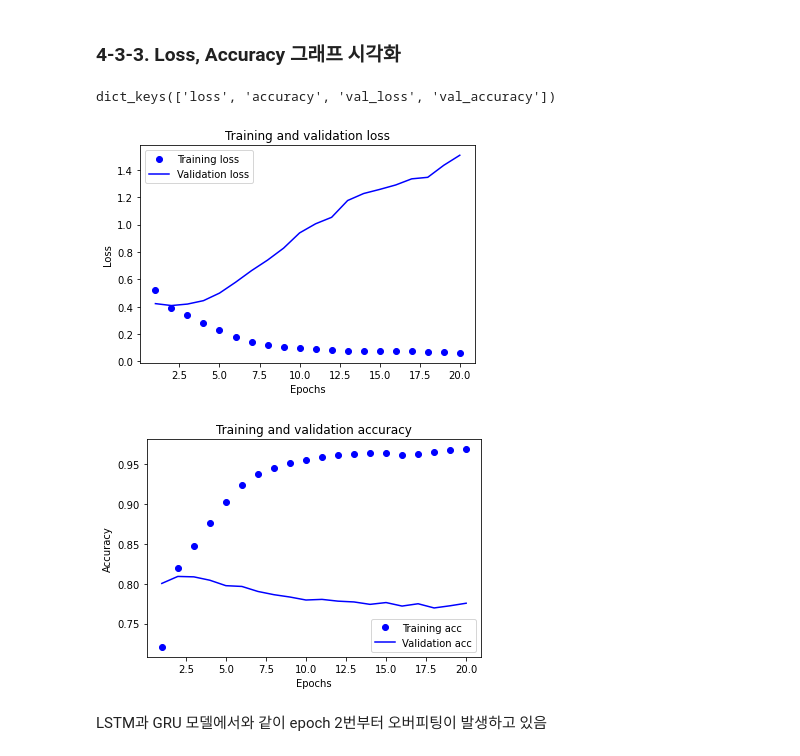
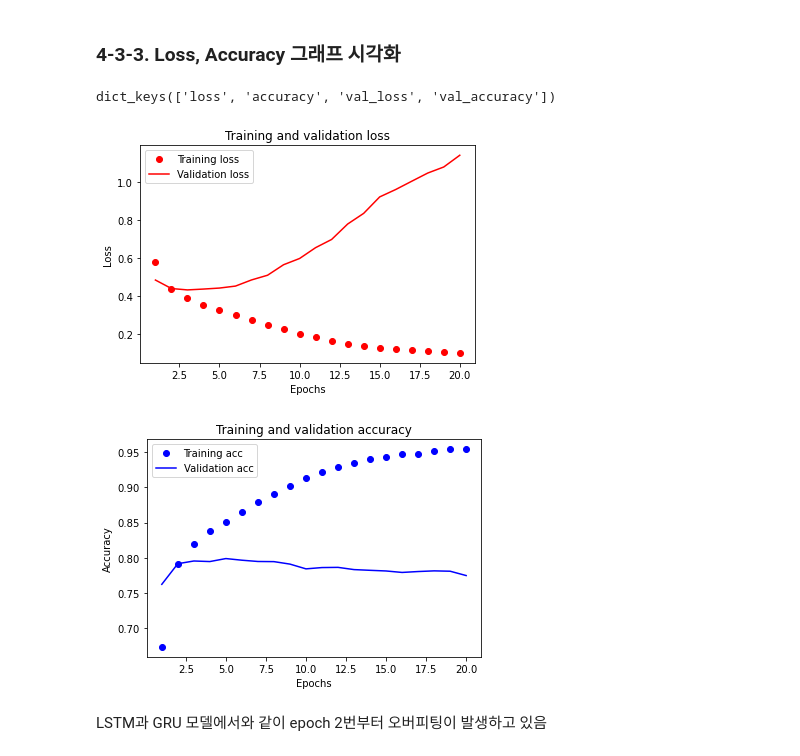
Before and after one commit to stereo-weld/explorations, a Jupyter notebook: E4_Project_Naver_Movie_Sentiment_Classification_v2.ipynb, the cells around one changed output. Cells and saved outputs as stored; diff of their text form; code cells hidden in the pictures.

```diff
--- a/E4_Project_Naver_Movie_Sentiment_Classification_v2.ipynb
+++ b/E4_Project_Naver_Movie_Sentiment_Classification_v2.ipynb
@@ -439,15 +445,15 @@ print(results)
 ### 4-3-1. 1-D Convolution Neural Network(1-D CNN) 모델
 # %%
 vocab_size = 10000  # 어휘 사전의 크기(10,000개의 단어)
-word_vector_dim = 100   # 단어 하나를 표현하는 임베딩 벡터의 차원
+word_vector_dim = 200   # 단어 하나를 표현하는 임베딩 벡터의 차원
 
 model2 = keras.Sequential()
 model2.add(keras.layers.Embedding(vocab_size, word_vector_dim, input_shape=(None,)))
-model2.add(keras.layers.Conv1D(16, 7, activation='relu'))
+model2.add(keras.layers.Conv1D(32, 7, activation='relu'))
 model2.add(keras.layers.MaxPooling1D(5))
-model2.add(keras.layers.Conv1D(16, 7, activation='relu'))
+model2.add(keras.layers.Conv1D(32, 7, activation='relu'))
 model2.add(keras.layers.GlobalMaxPooling1D())
-model2.add(keras.layers.Dense(8, activation='relu'))
+model2.add(keras.layers.Dense(16, activation='relu'))
 model2.add(keras.layers.Dense(1, activation='sigmoid'))  # 최종 출력은 긍정/부정을 나타내는 1dim 입니다.
 
 model2.summary()
@@ -483,7 +489,7 @@ epochs=20  # 몇 epoch를 훈련하면 좋을지 결과를 보면서 바꾸어
 history = model2.fit(partial_x_train,
                     partial_y_train,
                     epochs=epochs,
-                    batch_size=512,
+                    batch_size=256,
                     validation_data=(x_valid, y_valid),
                     verbose=1)
 # %% [output]
@@ -513,37 +519,37 @@ history_dict = history.history
 print(history_dict.keys()) # epoch에 따른 그래프를 그려볼 수 있는 항목들
 
 acc = history_dict['accuracy']
 val_acc = history_dict['val_accuracy']
 loss = history_dict['loss']
 val_loss = history_dict['val_loss']
 
 epochs = range(1, len(acc) + 1)
 
 # "bo"는 "파란색 점"입니다
-plt.plot(epochs, loss, 'bo', label='Training loss')
+plt.plot(epochs, loss, 'ro', label='Training loss')
 # b는 "파란 실선"입니다
-plt.plot(epochs, val_loss, 'b', label='Validation loss')
+plt.plot(epochs, val_loss, 'r', label='Validation loss')
 plt.title('Training and validation loss')
 plt.xlabel('Epochs')
 plt.ylabel('Loss')
 plt.legend()
 
 plt.show()
 
 plt.clf()   # 그림을 초기화합니다
 
 plt.plot(epochs, acc, 'bo', label='Training acc')
 plt.plot(epochs, val_acc, 'b', label='Validation acc')
 plt.title('Training and validation accuracy')
 plt.xlabel('Epochs')
 plt.ylabel('Accuracy')
 plt.legend()
 
 plt.show()
 # %% [output]
 dict_keys(['loss', 'accuracy', 'val_loss', 'val_accuracy'])
-[figure, old version]
+[figure, new version]
-[figure, old version]
+[figure, new version]
 # %% [markdown]
 LSTM과 GRU 모델에서와 같이 epoch 2번부터 오버피팅이 발생하고 있음
 # %% [markdown]
```
Also changed, not shown: parts of 48 cells of this notebook.
